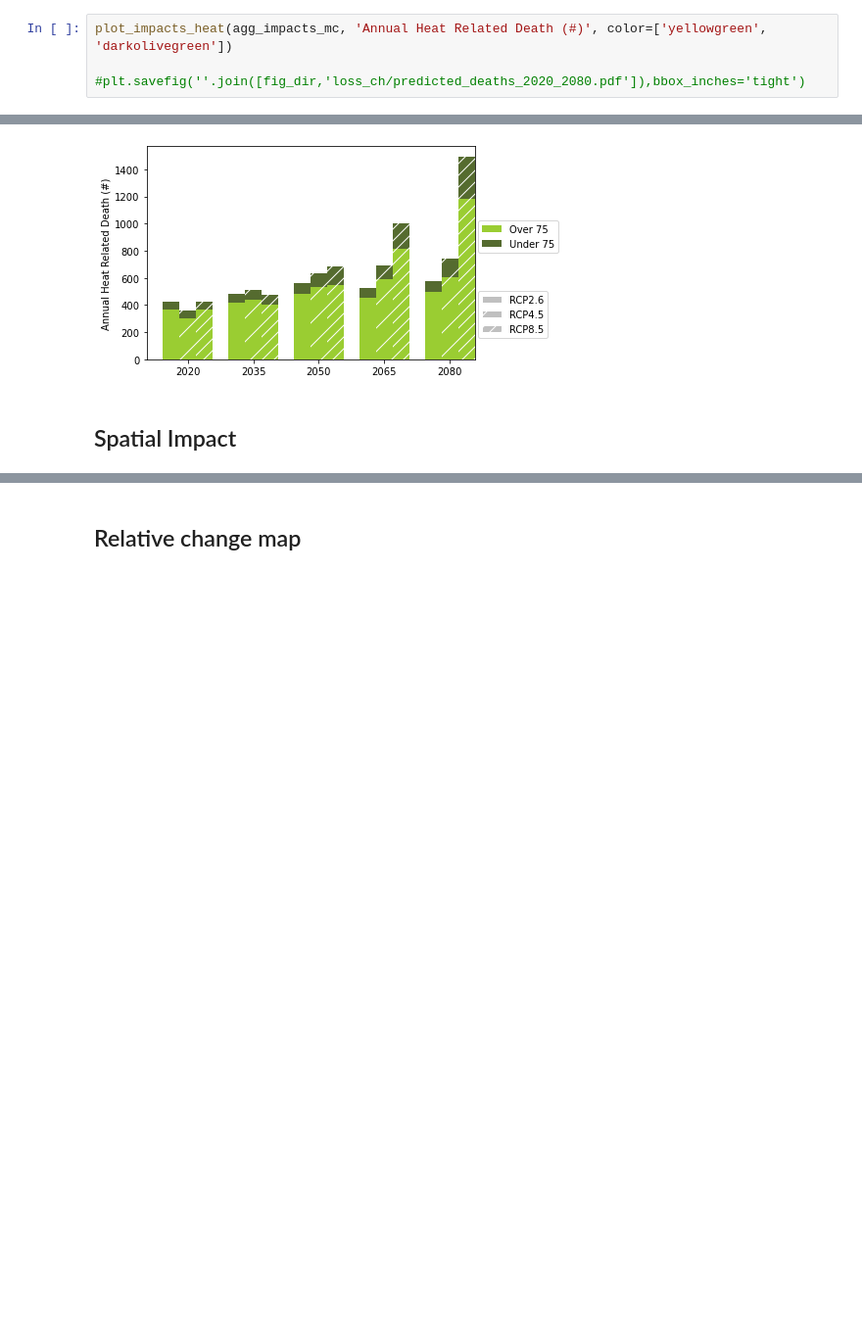
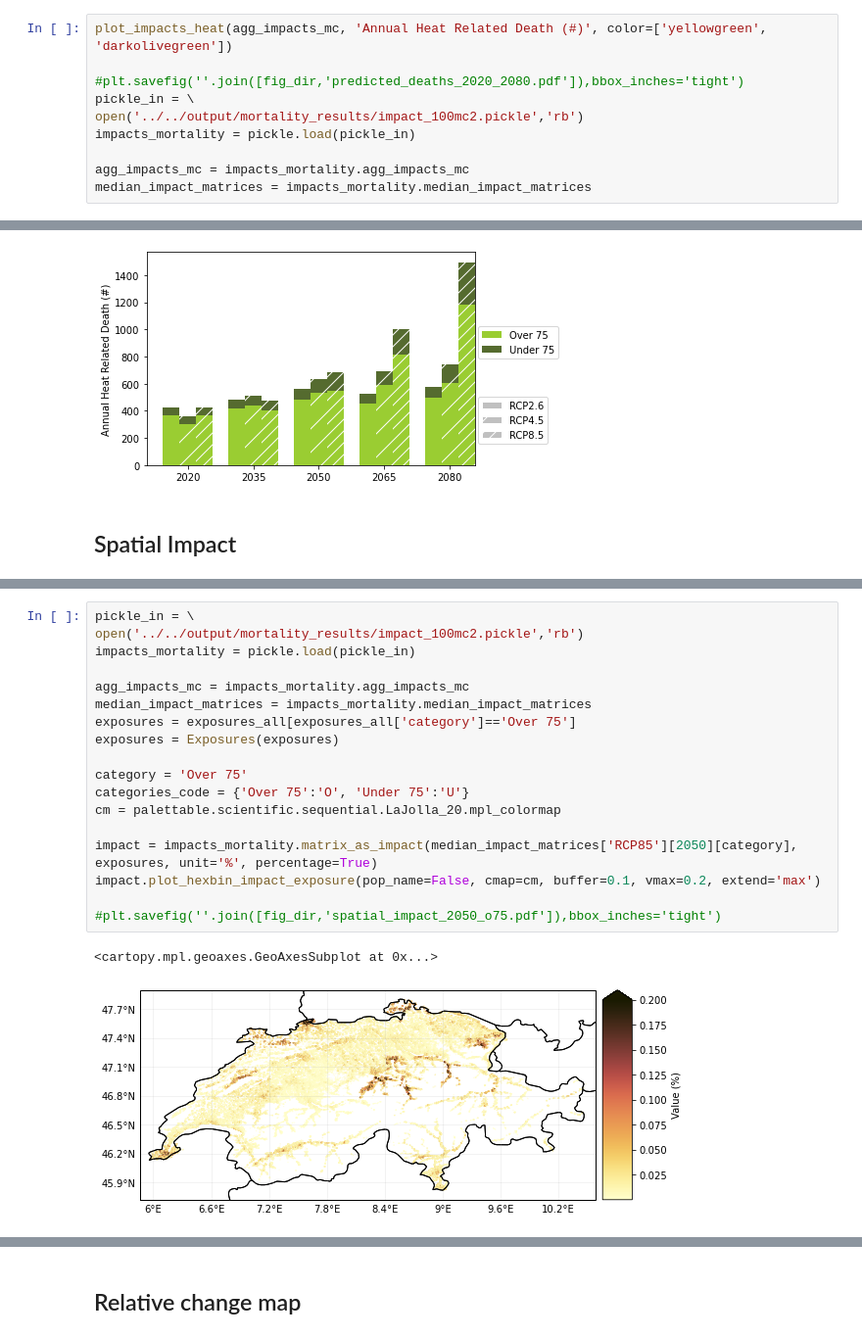
Before and after one commit to zeliest/heat_mortality_productivity_impacts, a Jupyter notebook: data_analysis/notebooks/results_mortality.ipynb, the cells around one changed output, grey strips where cells are left out. Shown: that part at 98% size. Cells and saved outputs as stored; diff of their text form; blank space fills up the shorter version.

```diff
--- a/data_analysis/notebooks/results_mortality.ipynb
+++ b/data_analysis/notebooks/results_mortality.ipynb
@@ -41,7 +41,13 @@ median_impact_matrices = impacts_mortality.median_impact_matrices
 # %%
 plot_impacts_heat(agg_impacts_mc, 'Annual Heat Related Death (#)', color=['yellowgreen', 'darkolivegreen'])
 
-#plt.savefig(''.join([fig_dir,'loss_ch/predicted_deaths_2020_2080.pdf']),bbox_inches='tight')
+#plt.savefig(''.join([fig_dir,'predicted_deaths_2020_2080.pdf']),bbox_inches='tight')
+pickle_in = \
+open('../../output/mortality_results/impact_100mc2.pickle','rb')
+impacts_mortality = pickle.load(pickle_in)
+
+agg_impacts_mc = impacts_mortality.agg_impacts_mc
+median_impact_matrices = impacts_mortality.median_impact_matrices
 # %% [output]
 [figure]
 [figure]
@@ -69 +69,22 @@ impacts_rel.imp_mat
+# %%
+pickle_in = \
+open('../../output/mortality_results/impact_100mc2.pickle','rb')
+impacts_mortality = pickle.load(pickle_in)
+
+agg_impacts_mc = impacts_mortality.agg_impacts_mc
+median_impact_matrices = impacts_mortality.median_impact_matrices
+exposures = exposures_all[exposures_all['category']=='Over 75']
+exposures = Exposures(exposures)
+
+category = 'Over 75'
+categories_code = {'Over 75':'O', 'Under 75':'U'}
+cm = palettable.scientific.sequential.LaJolla_20.mpl_colormap
+
+impact = impacts_mortality.matrix_as_impact(median_impact_matrices['RCP85'][2050][category], exposures, unit='%', percentage=True)
+impact.plot_hexbin_impact_exposure(pop_name=False, cmap=cm, buffer=0.1, vmax=0.2, extend='max')
+
+#plt.savefig(''.join([fig_dir,'spatial_impact_2050_o75.pdf']),bbox_inches='tight')
+# %% [output]
+<cartopy.mpl.geoaxes.GeoAxesSubplot at 0x...>
+[figure, added]
 # %%
```
Also changed, not shown: parts of 11 cells of this notebook.
